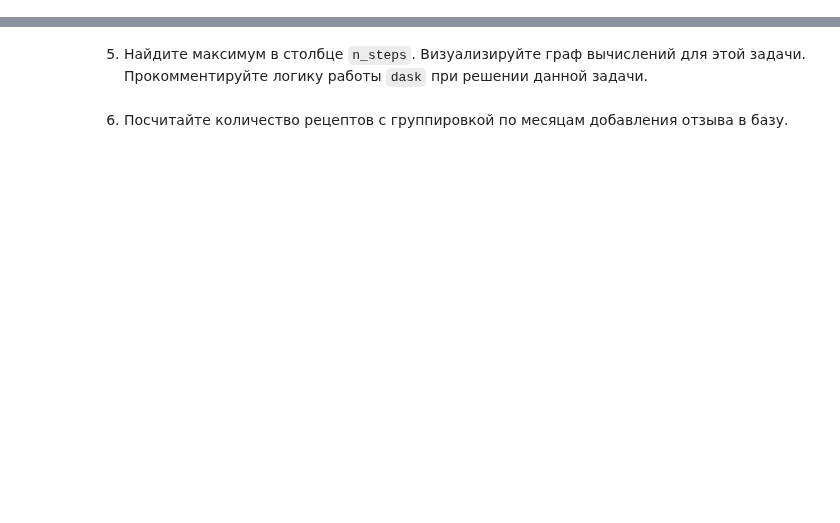
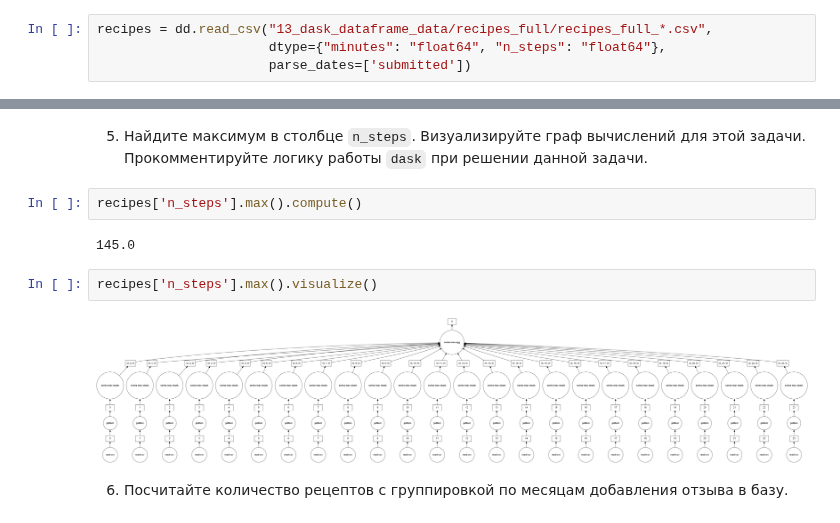
Before and after one commit to Amikuto/BigDataPT-BDPT-, a Jupyter notebook: Lesson13/13_dask_dataframe_Куртаев_Дамир_ПИ19-4.ipynb, the cells around one changed output, grey strips where cells are left out. Saved outputs shown, nothing was run; the diff lists cells and outputs as text; blank space fills up the shorter version.

```diff
--- a/Lesson13/13_dask_dataframe_Куртаев_Дамир_ПИ19-4.ipynb
+++ b/Lesson13/13_dask_dataframe_Куртаев_Дамир_ПИ19-4.ipynb
@@ -135,5 +135,9 @@ import json
 import dask
 # %% [markdown]
 1. В архиве `recipes_full.zip` находятся файлы, содержащие информацию об рецептах блюд. Загрузите данные из файлов этого архива в виде `dd.DataFrame` с названием `recipes`. Укажите, что в столбце `submitted` содержатся даты.
+# %%
+recipes = dd.read_csv("13_dask_dataframe_data/recipes_full/recipes_full_*.csv",
+                      dtype={"minutes": "float64", "n_steps": "float64"},
+                      parse_dates=['submitted'])
 # %% [markdown]
 2. Выведите метаинформацию о таблице: `npartitions` и типы столбцов.
@@ -144,4 +198,12 @@ import dask
 # %% [markdown]
 5. Найдите максимум в столбце `n_steps`. Визуализируйте граф вычислений для этой задачи. Прокомментируйте логику работы `dask` при решении данной задачи.
+# %%
+recipes['n_steps'].max().compute()
+# %% [output]
+145.0
+# %%
+recipes['n_steps'].max().visualize()
+# %% [output]
+[figure, added]
 # %% [markdown]
 6. Посчитайте количество рецептов с группировкой по месяцам добавления отзыва в базу.
```
Also changed, not shown: parts of 6 cells of this notebook, 3 other files.
